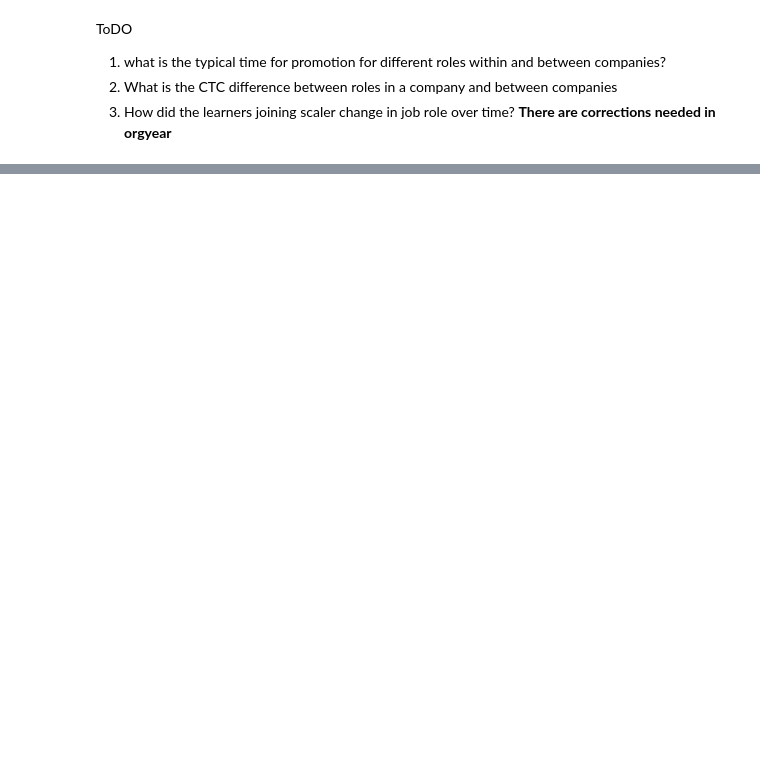
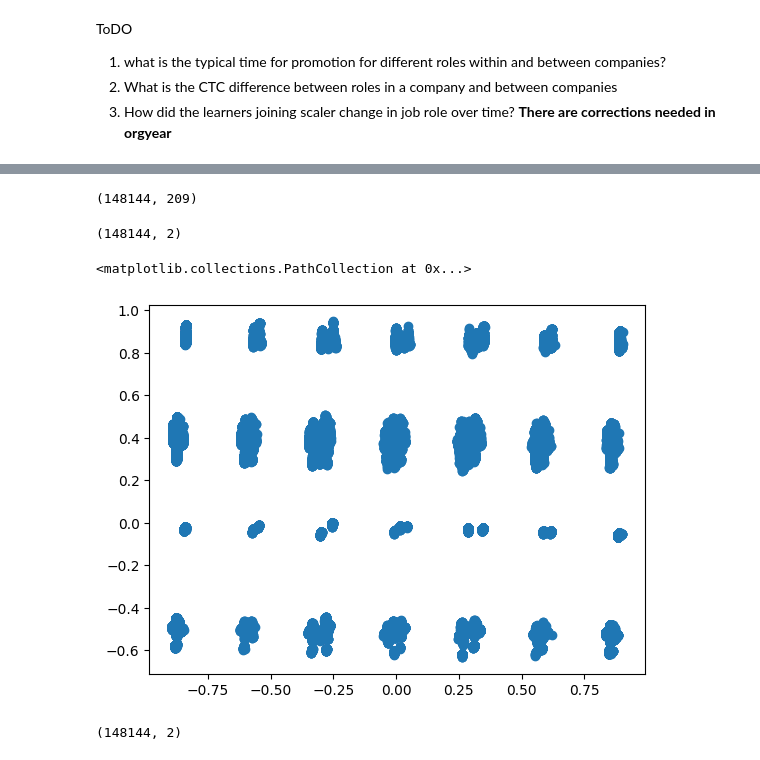
Before and after one commit to madhavpro3/DSML_casestudies, a Jupyter notebook: clustering.ipynb, the cells around one changed output, grey strips where cells are left out. Drawn from its saved outputs; the diff is of its cells as text; code cells hidden in the pictures; blank space fills up the shorter version.

```diff
--- a/clustering.ipynb
+++ b/clustering.ipynb
@@ -288,0 +657,3 @@ df['job_position'].value_counts().index[0]
+# %%
+X=df[['group_company','orgyear','ctc','group_job','ctc_updated_year','YoE','desig','class','tier']]
+X.head()
@@ -288,0 +667,7 @@ df['job_position'].value_counts().index[0]
+# %%
+# pd.get_dummies(X[['group_company','group_job']],prefix=['company','job'])
+
+X=X.join(pd.get_dummies(X[['group_company','group_job']],prefix=['company','job']))
+X.drop(columns=['group_company','group_job'],inplace=True)
+
+X.head()
@@ -288,0 +694,7 @@ df['job_position'].value_counts().index[0]
+# %%
+from sklearn.preprocessing import MinMaxScaler
+
+mms=MinMaxScaler()
+X_scaled=mms.fit_transform(X)
+
+X_scaled
@@ -288,0 +715,24 @@ df['job_position'].value_counts().index[0]
+# %%
+X_scaled.shape
+# %% [output]
+(148144, 209)
+# %%
+from sklearn.decomposition import PCA
+
+pca=PCA(n_components=2).fit_transform(X_scaled)
+# %%
+pca.shape
+# %% [output]
+(148144, 2)
+# %%
+plt.scatter(pca[:,0],pca[:,1])
+# %% [output]
+<matplotlib.collections.PathCollection at 0x...>
+[figure, added]
+# %%
+from sklearn.manifold import TSNE
+
+tsne=TSNE(n_components=2).fit_transform(X_scaled)
+tsne.shape
+# %% [output]
+(148144, 2)
```
Also changed, not shown: parts of 49 cells of this notebook.
